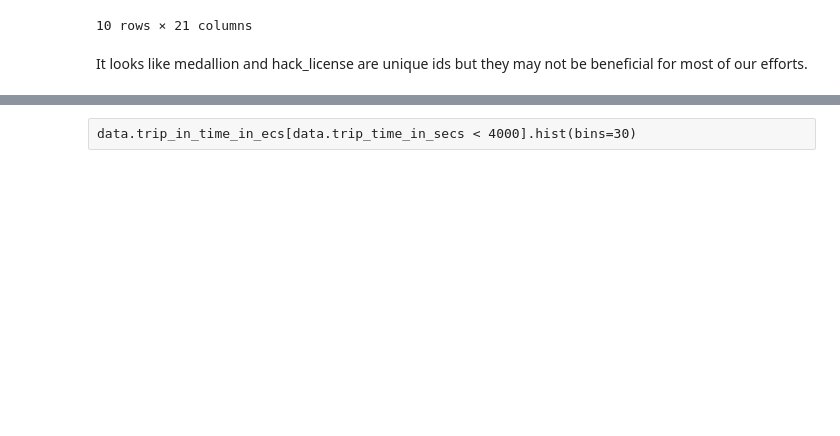
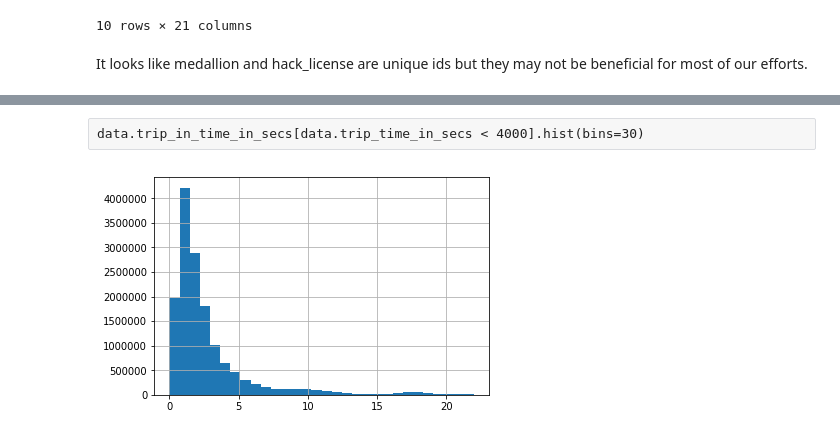
Before and after one commit to CodyHigdem/nyc-taxi-trip-tip, a Jupyter notebook: Taxi Tip Data.ipynb, the cells around one changed output, grey strips where cells are left out. Cells and saved outputs as stored; diff of their text form; code cells hidden in the pictures; blank space fills up the shorter version.

```diff
--- a/Taxi Tip Data.ipynb
+++ b/Taxi Tip Data.ipynb
@@ -77,2 +99,6 @@ data.passenger_count.value_counts().plot(kind='bar')
 # %% [raw]
-data.trip_in_time_in_ecs[data.trip_time_in_secs < 4000].hist(bins=30)
+data.trip_in_time_in_secs[data.trip_time_in_secs < 4000].hist(bins=30)
+# %%
+data.trip_distance[data.trip_distance < 22].hist(bins=30);
+# %% [output]
+[figure, added]
```
Also changed, not shown: parts of 11 cells of this notebook.
